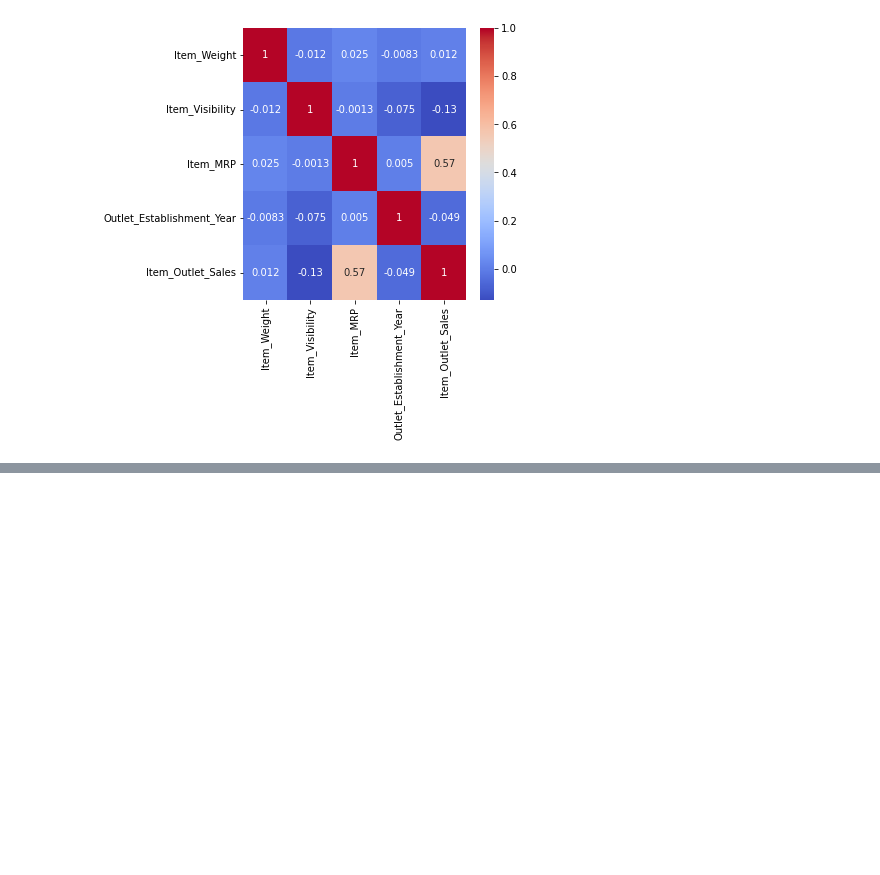
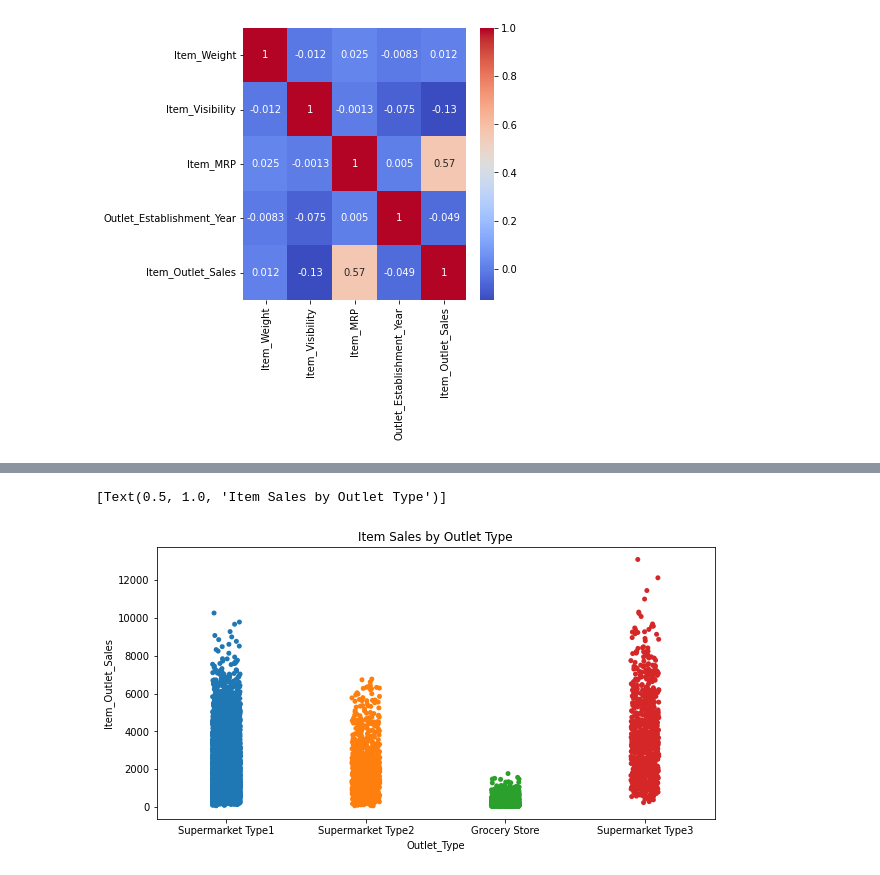
Before and after one commit to ZachLondo/Sales-Predictions, a Jupyter notebook: CodingDojoProject1.ipynb, the cells around one changed output, grey strips where cells are left out. Saved outputs shown, nothing was run; the diff lists cells and outputs as text; code cells hidden in the pictures; blank space fills up the shorter version.

```diff
--- a/CodingDojoProject1.ipynb
+++ b/CodingDojoProject1.ipynb
@@ -412,0 +458,7 @@ sns.heatmap(corr, cmap='coolwarm', annot=True)
+# %%
+fig, ax = plt.subplots(figsize=(10,5))
+ax = sns.stripplot(x="Outlet_Type", y="Item_Outlet_Sales", data=df)
+ax.set(title="Item Sales by Outlet Type")
+# %% [output]
+[Text(0.5, 1.0, 'Item Sales by Outlet Type')]
+[figure, added]
```
Also changed, not shown: parts of 7 cells of this notebook.
